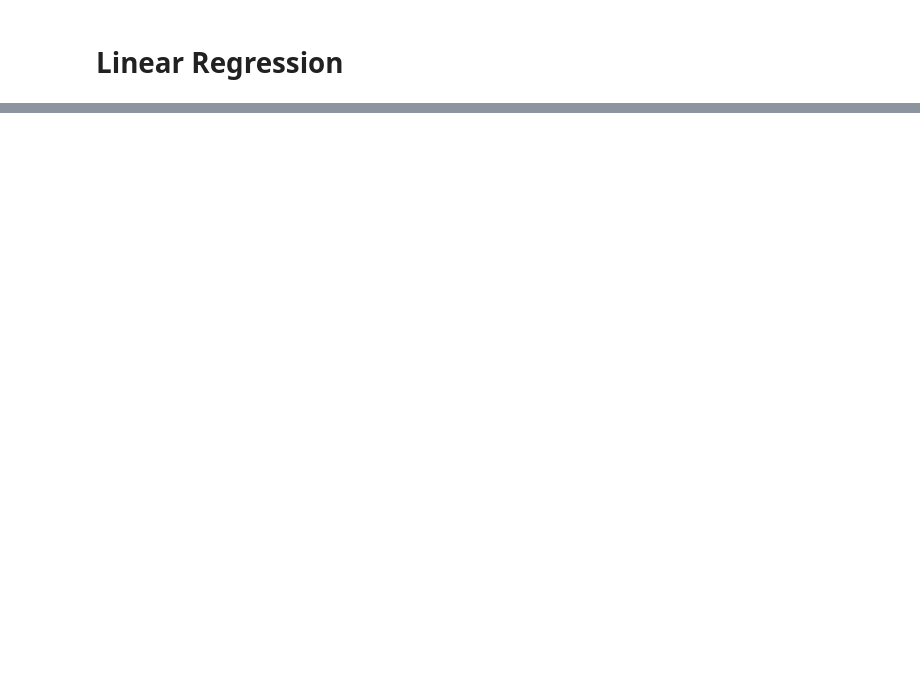
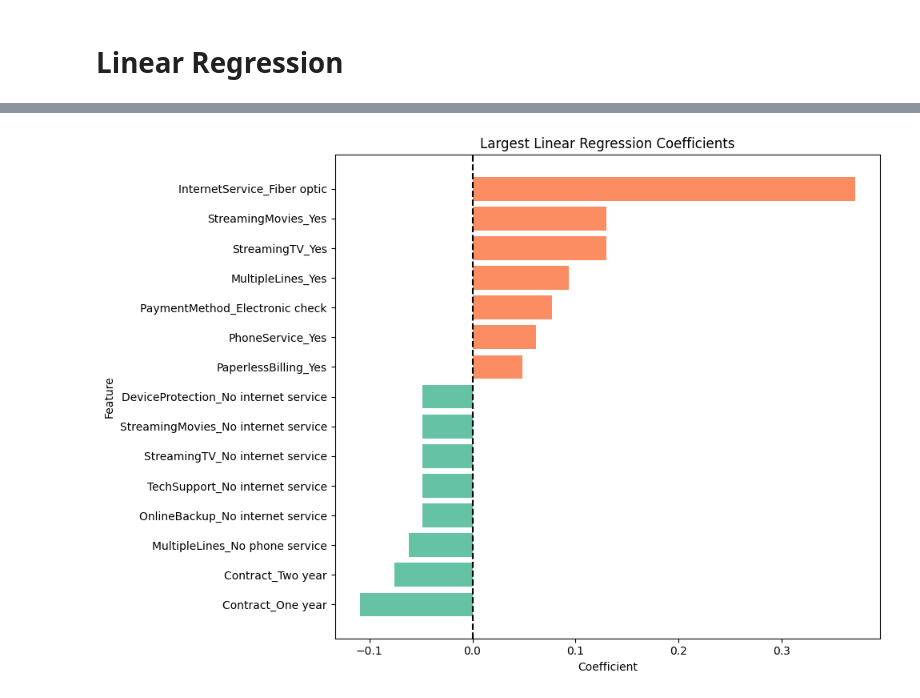
Before and after one commit to eugeniatate-duke/XAI-assumption-junction, a Jupyter notebook: assumption_junction.ipynb, the cells around one changed output, grey strips where cells are left out. Saved outputs shown, nothing was run; the diff lists cells and outputs as text; code cells hidden in the pictures; blank space fills up the shorter version.

```diff
--- a/assumption_junction.ipynb
+++ b/assumption_junction.ipynb
@@ -499,0 +1163,18 @@ strong multicollinearity problems or that the design matrix is singular.
+# %%
+# coefficient interpretation
+
+linear_coefficients = pd.DataFrame({
+    "Feature": X_train.columns,
+    "Coefficient": linear_model.coef_
+})
+
+linear_coefficients["AbsoluteCoefficient"] = (
+    linear_coefficients["Coefficient"].abs()
+)
+
+linear_coefficients = linear_coefficients.sort_values(
+    "AbsoluteCoefficient",
+    ascending=False
+)
+
+display(linear_coefficients.head(15))
@@ -499,0 +1198,31 @@ strong multicollinearity problems or that the design matrix is singular.
+# %%
+top_coefficients = (
+    linear_coefficients
+    .head(15)
+    .sort_values("Coefficient")
+)
+
+plt.figure(figsize=(10, 7))
+
+plt.barh(
+    top_coefficients["Feature"],
+    top_coefficients["Coefficient"],
+    color=[
+        "#fc8d62" if value > 0 else "#66c2a5"
+        for value in top_coefficients["Coefficient"]
+    ]
+)
+
+plt.axvline(
+    0,
+    color="black",
+    linestyle="--"
+)
+
+plt.title("Largest Linear Regression Coefficients")
+plt.xlabel("Coefficient")
+plt.ylabel("Feature")
+plt.tight_layout()
+plt.show()
+# %% [output]
+[figure, added]
```
Also changed, not shown: parts of 69 cells of this notebook.
